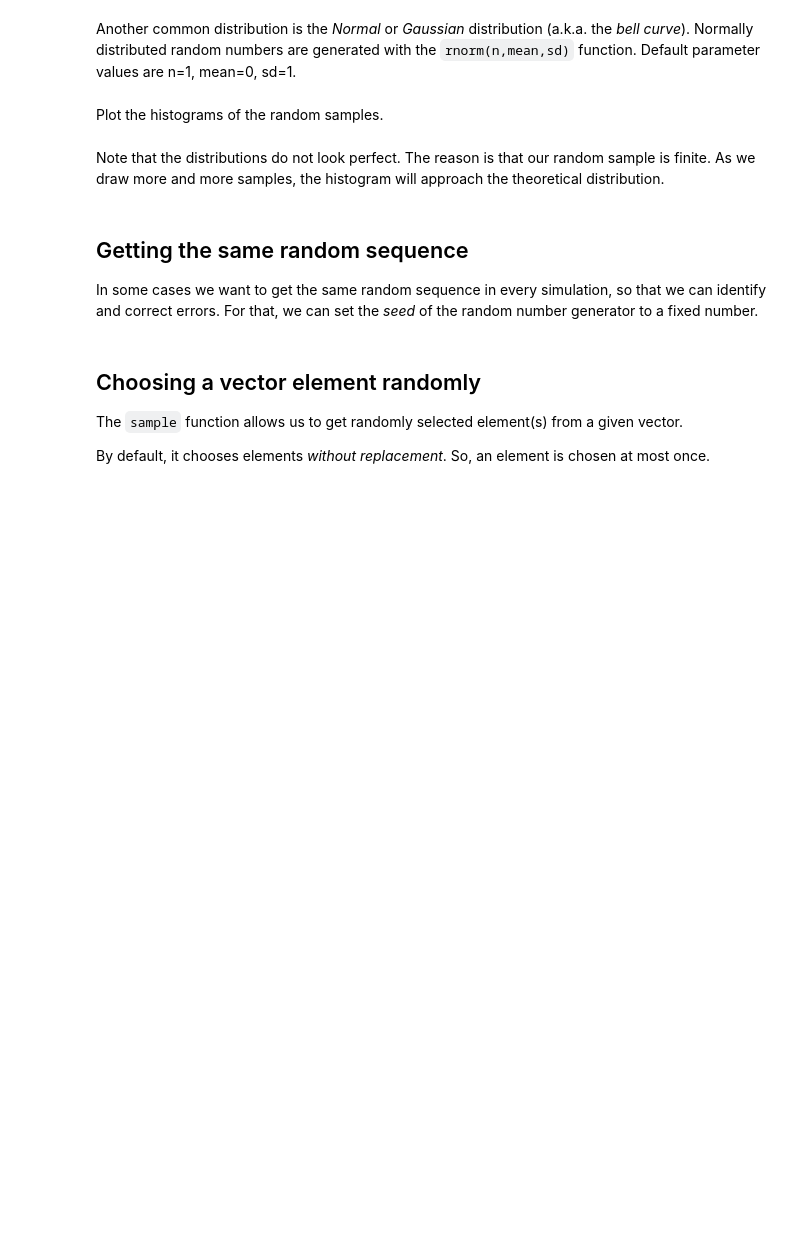
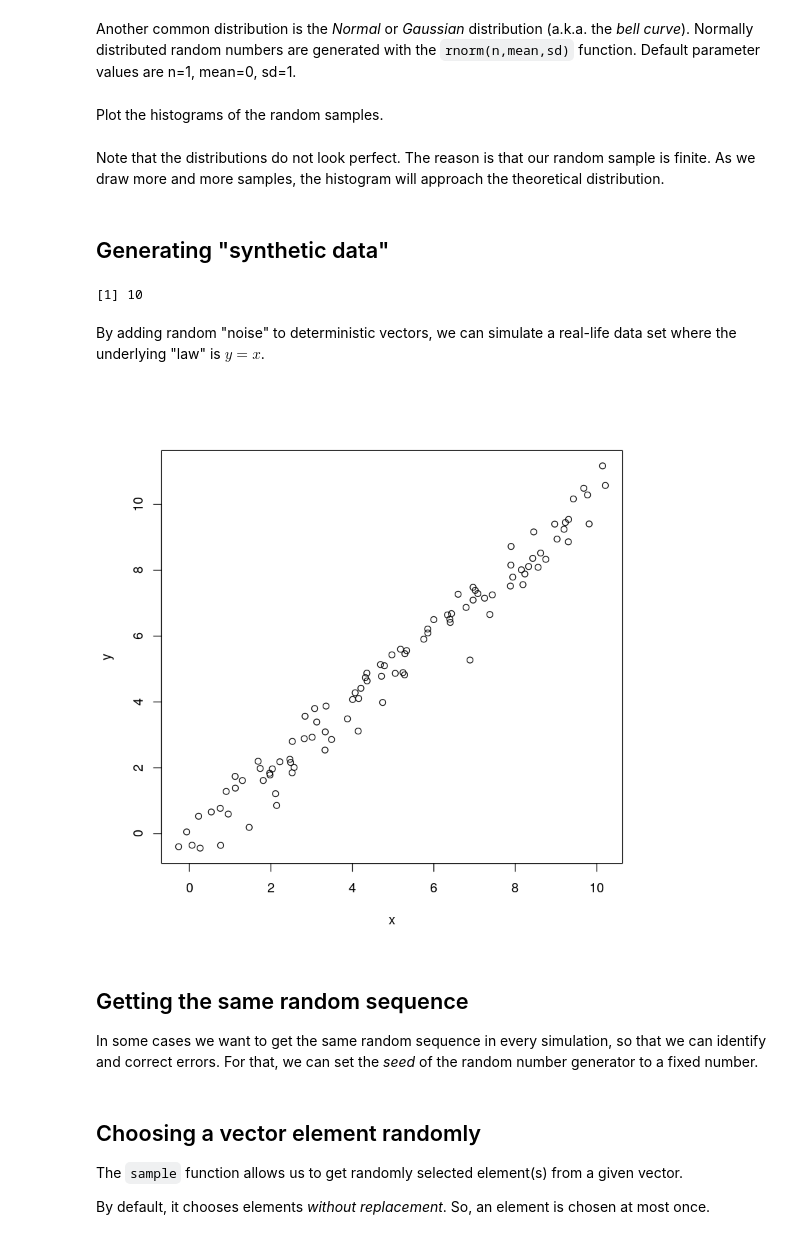
Before and after one commit to mkozturk/CMPE140, a Jupyter notebook: lectures/Lecture 3 - Basic plotting and random numbers.ipynb, the cells around one changed output. Cells and saved outputs as stored; diff of their text form; code cells hidden in the pictures; blank space fills up the shorter version.

```diff
--- a/lectures/Lecture 3 - Basic plotting and random numbers.ipynb
+++ b/lectures/Lecture 3 - Basic plotting and random numbers.ipynb
@@ -139,5 +137,20 @@ options(repr.plot.width=8, repr.plot.height=3)
 hist(runif(100000,-1,1), breaks=25, main="Uniformly distributed numbers")
 hist(rnorm(100000), breaks=25,main="Normally distributed numbers")
+# %% [markdown]
+## Generating "synthetic data"
+# %%
+x <- 10/3
+x*3
+# %% [output]
+[1] 10
+# %% [markdown]
+By adding random "noise" to deterministic vectors, we can simulate a real-life data set where the underlying "law" is $y=x$.
+# %%
+x <- seq(0,10, length.out = 100) + rnorm(100, sd=0.25)
+y <- x + rnorm(100, sd=0.5)
+plot(x,y)
+# %% [output]
+[figure, added]
 # %% [markdown]
 Getting the same random sequence
 ---
```
Also changed, not shown: parts of 2 cells of this notebook.
